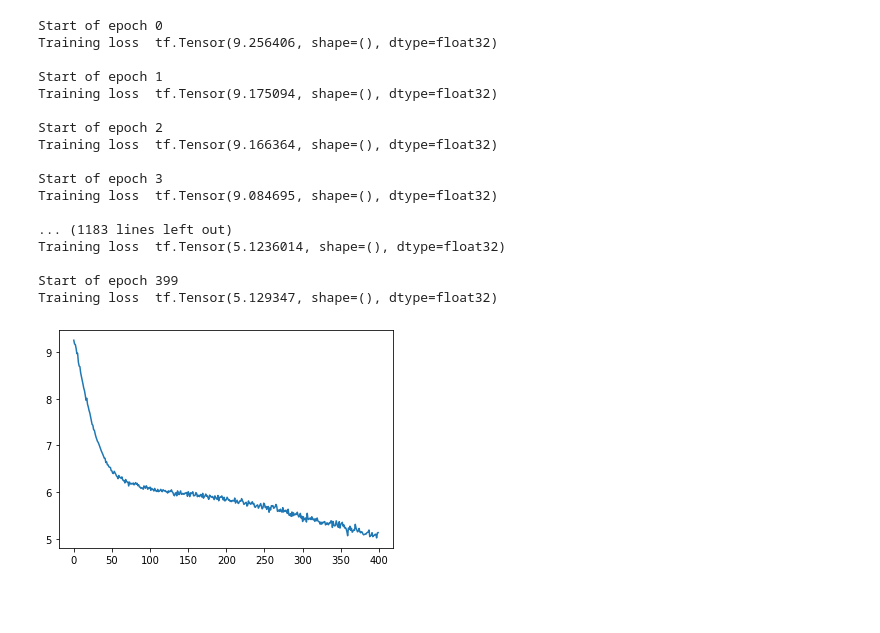
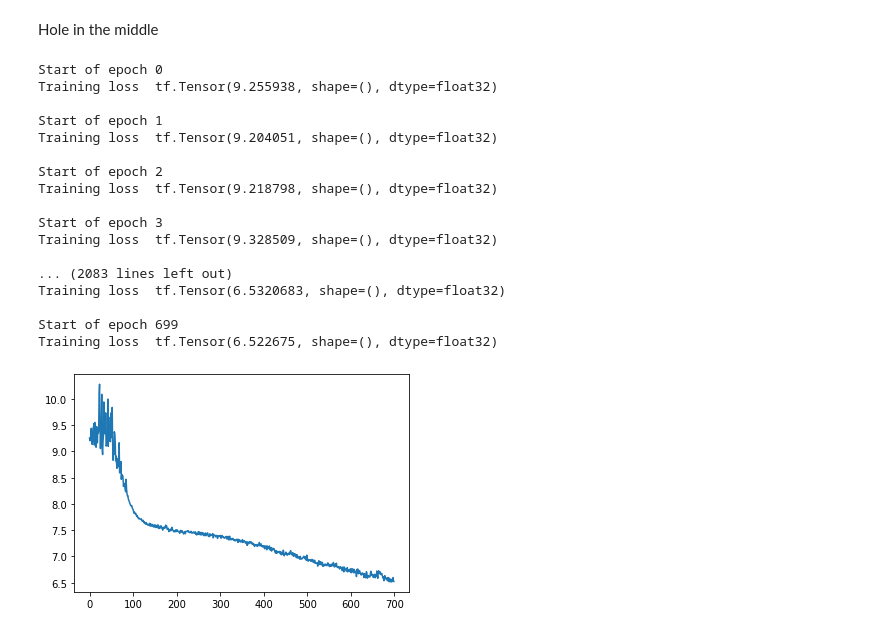
Before and after one commit to DanieleVeri/black-box-eml, a Jupyter notebook: experiments/notebooks/ebm.ipynb, the cells around one changed output. Drawn from its saved outputs; the diff is of its cells as text; code cells hidden in the pictures; blank space fills up the shorter version.

```diff
--- a/experiments/notebooks/ebm.ipynb
+++ b/experiments/notebooks/ebm.ipynb
@@ -18,7 +18,7 @@ def create_logger(name):
     test_logger.setLevel(logging.DEBUG)
     test_logger.propagate = False
     return test_logger
-logger = create_logger('sigma-loss')
+logger = create_logger('ebm')
 # %%
 import numpy as np
 import tensorflow as tf
@@ -84,7 +84,7 @@ def energy_loss(x, y, keras_mdl):
 
     batch_size = x.shape[0]
     num_samples = 1024
-    stds = tf.zeros((1, 2)) + [0.1, 0.8]
+    stds = tf.zeros((1, 3)) + [0.01, 0.05, 0.1]
     scores_gt = tf.squeeze(scores) # (shape: (batch_size))
 
     y_samples_zero, q_y_samples, q_ys = sample_gmm_centered(stds, num_samples=num_samples)
@@ -146,8 +146,8 @@ class EBM(BaseSurrogate):
     def fit_surrogate(self, x, y):
         bs = self.batch_size if self.batch_size else x.shape[0]
 
-        y_lb = -1
-        y_ub = 1
+        y_lb = self.problem.y_lb
+        y_ub = self.problem.y_ub
 
         norm_x = min_max_scale_in(x, np.array(self.problem.input_bounds))
         norm_y = (y - y_lb) / (y_ub - y_lb)
@@ -157,7 +157,7 @@ class EBM(BaseSurrogate):
 
         optimizer = tf.optimizers.Adam(learning_rate=self.lr)
 
-        keras_mdl = build_probabilistic_regressor(self.problem.input_shape, self.depth, self.width)
+        keras_mdl = build_regressor(self.problem.input_shape, self.depth, self.width)
 
         history = []
         for epoch in range(self.epochs):
@@ -186,11 +186,11 @@ class EBM(BaseSurrogate):
 
 
     def plot_predictions(self, keras_mdl, xx, yy):
-        num_y_samples = 100
-        num_x_samples = 100
+        num_y_samples = 1000
+        num_x_samples = 1000
 
-        y_lb = -1
-        y_ub = 1
+        y_lb = self.problem.y_lb
+        y_ub = self.problem.y_ub
 
         x, ygt = self.problem.get_grid(num_x_samples)
         x_scaled = min_max_scale_in(x, np.array(self.problem.input_bounds))
@@ -215,15 +215,25 @@ class EBM(BaseSurrogate):
         scores_samples = keras_mdl(inp) # (shape: (batch_size, num_samples))
         scores_samples = tf.reshape(scores_samples, (num_x_samples, num_y_samples))
 
+        # plot raw scores
+        fig = plt.figure(figsize=(15, 15))
+        plt.imshow(np.rot90(scores_samples))
+        plt.show()
+
+        # plot probabilities
         expsum = tf.repeat(tf.expand_dims(tf.math.reduce_sum(tf.math.exp(scores_samples), axis=1), axis=-1), repeats=[num_y_samples], axis=-1)
         probs = tf.math.exp(scores_samples) / expsum
         fig = plt.figure(figsize=(15, 15))
+        plt.tick_params(colors='red')
         plt.imshow(np.rot90(probs))
-        print(np.max(probs))
+        print("Max prob:", np.max(probs))
+        print("Raw scores min-max: \n", np.min(scores_samples), np.max(scores_samples))
 
+        # plot score max vs gt
         maxes = np.argmax(scores_samples, axis=1)
         revy = y_samples[0].numpy()[maxes] * (y_ub - y_lb) + y_lb
         fig = plt.figure(figsize=(15, 10))
+        plt.tick_params(colors='red')
         plt.xlim(self.problem.input_bounds[0])
         x = np.squeeze(x)
         plt.scatter(xx, yy)
@@ -232,6 +242,8 @@ class EBM(BaseSurrogate):
 
         if is_plot_visible(): plt.show()
         else: plt.close()
+# %% [markdown]
+Hole in the middle
 # %%
 set_seed()
 
@@ -243,43 +255,45 @@ def linear_constraint(backend, model, xvars):
     ]
 
 problem = build_problem("polynomial_1D", lambda x: math.sin(x*10)/x/10, ['real'], [[-1,1]])
-dataset = problem.get_dataset(200, backend_type='cplex')
+dataset = problem.get_dataset(20, backend_type='cplex')
+problem.y_lb = -1
+problem.y_ub = 1
 
 X, Y = [], []
 for ii, aa in enumerate(dataset[0]):
     if not (aa > -0.5 and aa < 0.5) :
         X.append(aa)
         Y.append(dataset[1][ii])
 X = np.stack(X)
 Y = np.stack(Y)
 
 surrogate_cfg = {
-    "epochs": 400,
+    "epochs": 700,
     "learning_rate": 5e-3,
     "weight_decay": 0,
     "batch_size": 1024,
     "depth": 2,
     "width": 40,
 }
 
 surrogate_model = EBM(problem, surrogate_cfg, logger)
 mdl = surrogate_model.fit_surrogate(X,Y)
 # %% [output]
 Start of epoch 0
-Training loss  tf.Tensor(9.256406, shape=(), dtype=float32)
+Training loss  tf.Tensor(9.255938, shape=(), dtype=float32)
 
 Start of epoch 1
-Training loss  tf.Tensor(9.175094, shape=(), dtype=float32)
+Training loss  tf.Tensor(9.204051, shape=(), dtype=float32)
 
 Start of epoch 2
-Training loss  tf.Tensor(9.166364, shape=(), dtype=float32)
+Training loss  tf.Tensor(9.218798, shape=(), dtype=float32)
 
 Start of epoch 3
-Training loss  tf.Tensor(9.084695, shape=(), dtype=float32)
+Training loss  tf.Tensor(9.328509, shape=(), dtype=float32)
 
-... (1183 lines left out)
-Training loss  tf.Tensor(5.1236014, shape=(), dtype=float32)
+... (2083 lines left out)
+Training loss  tf.Tensor(6.5320683, shape=(), dtype=float32)
 
-Start of epoch 399
-Training loss  tf.Tensor(5.129347, shape=(), dtype=float32)
+Start of epoch 699
+Training loss  tf.Tensor(6.522675, shape=(), dtype=float32)
-[figure, old version]
+[figure, new version]
```
Also changed, not shown: parts of 7 cells of this notebook, 1 other file.
